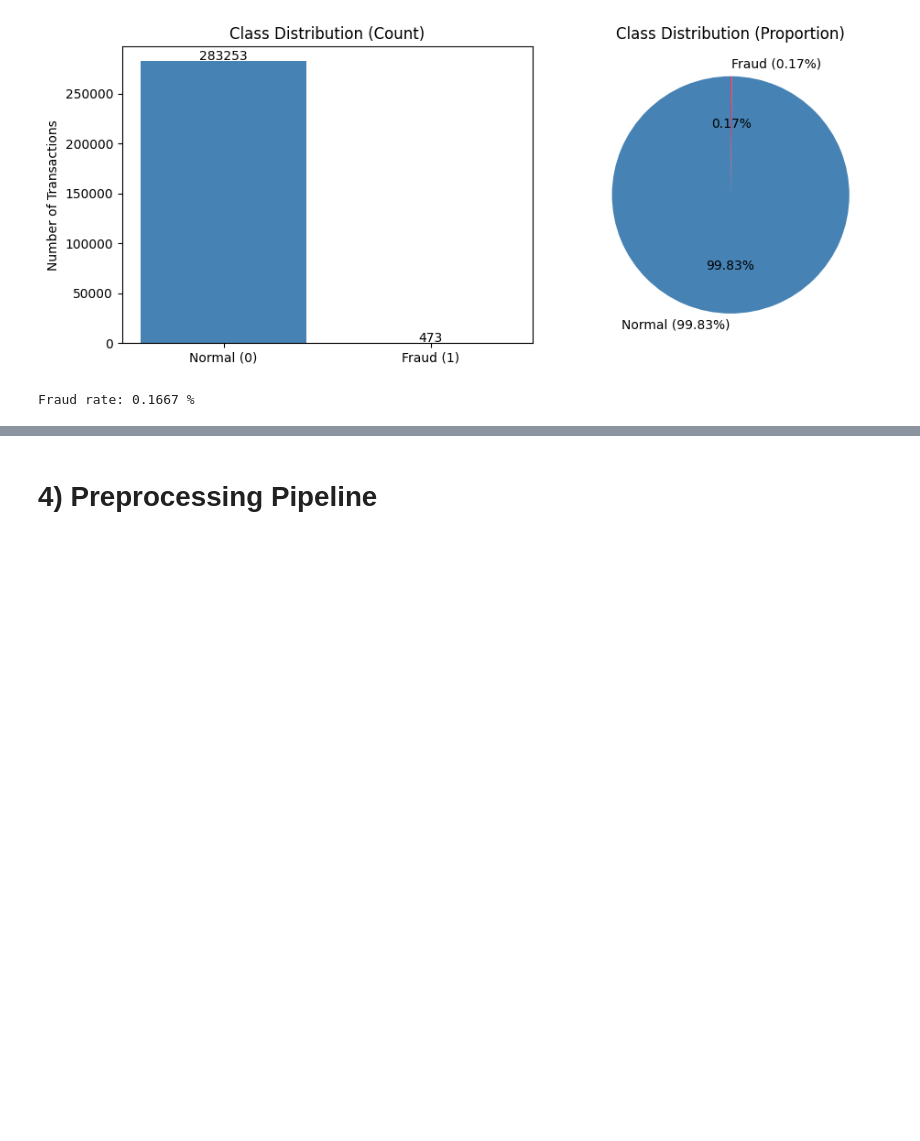
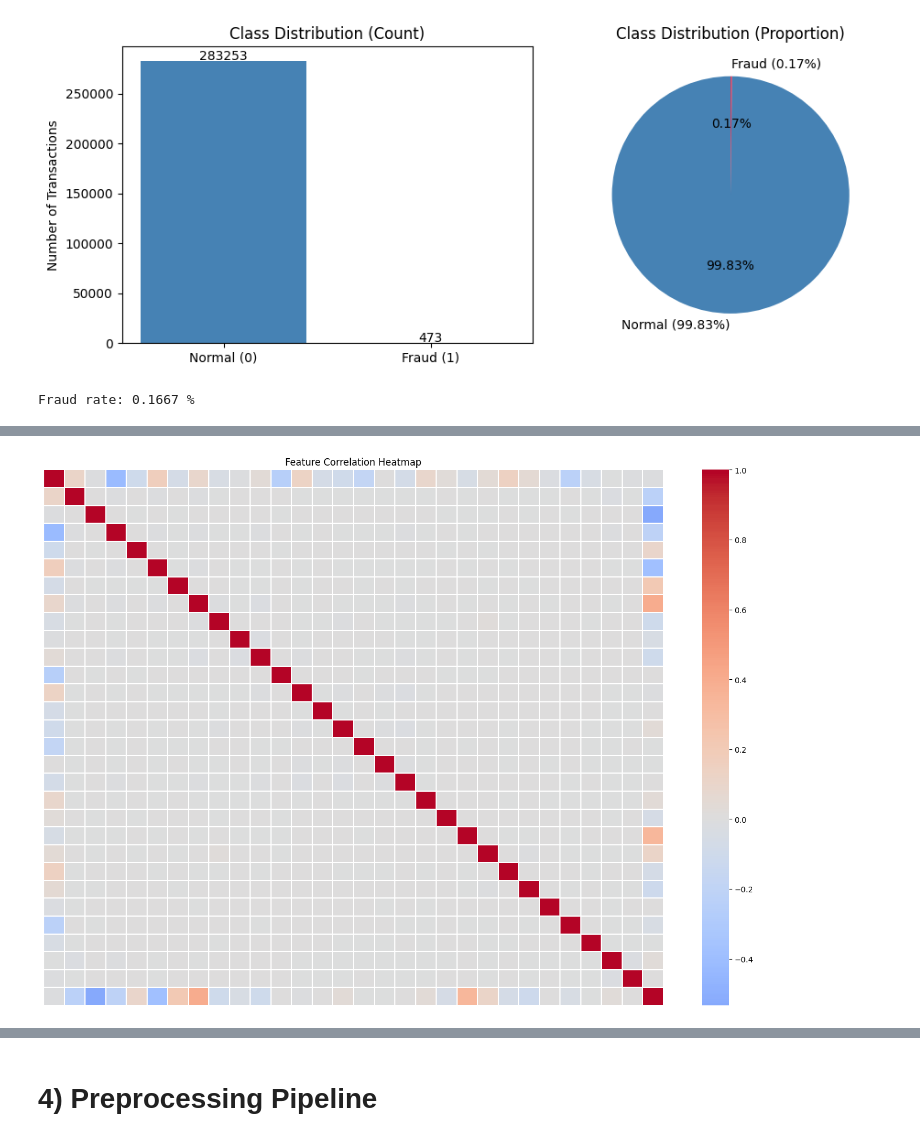
Before and after one commit to Basma-e/ECE447-Anomaly-Detection, a Jupyter notebook: notebooks/memberA/memberA_eda_statistical.ipynb, the cells around one changed output, grey strips where cells are left out. Cells and saved outputs as stored; diff of their text form; code cells hidden in the pictures; blank space fills up the shorter version.

```diff
--- a/notebooks/memberA/memberA_eda_statistical.ipynb
+++ b/notebooks/memberA/memberA_eda_statistical.ipynb
@@ -286,0 +321,11 @@ Fraud rate: 0.1667 %
+# %%
+plt.figure(figsize=(14, 10))
+corr = df.drop(columns=['Class']).corr()
+sns.heatmap(corr, cmap='coolwarm', center=0, linewidths=0.1,
+            xticklabels=False, yticklabels=False)
+plt.title('Feature Correlation Heatmap')
+plt.tight_layout()
+plt.savefig('../../artifacts/figures/correlation_heatmap.png')
+plt.show()
+# %% [output]
+[figure, added]
```
Also changed, not shown: parts of 10 cells of this notebook, 3 other files.
